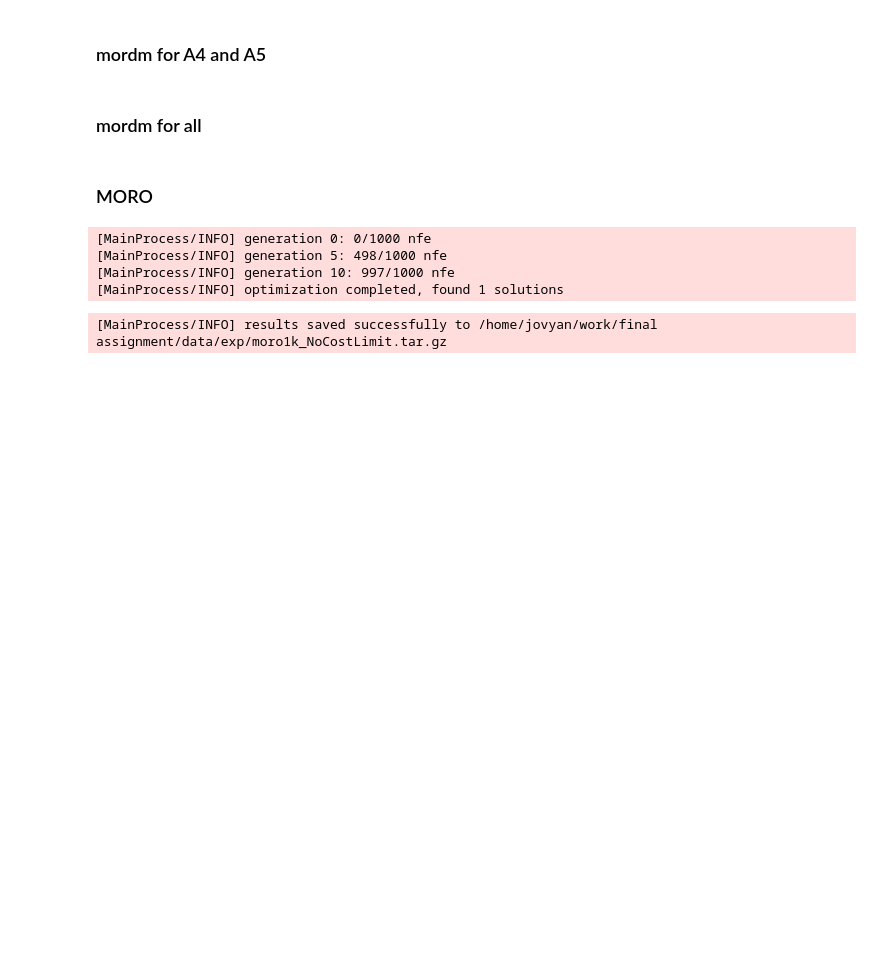
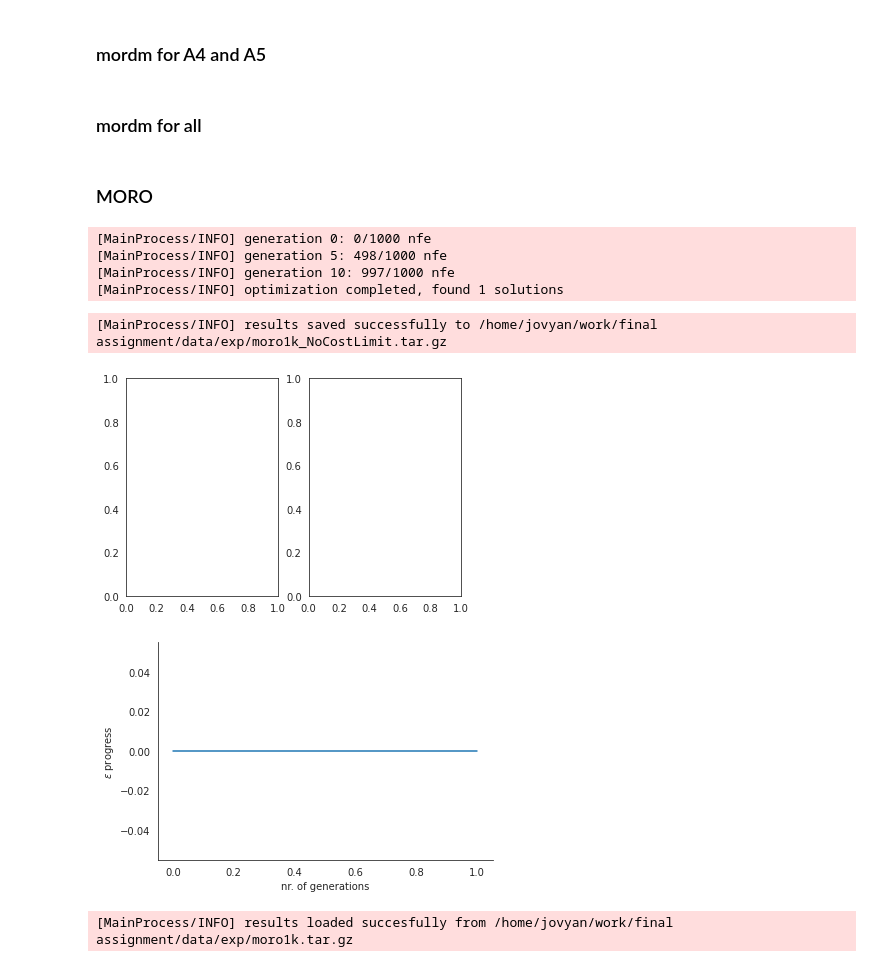
Before and after one commit to triple-capacho/EPA1361, a Jupyter notebook: final assignment/FinalRunNeatOptimization.ipynb, the cells around one changed output. Saved outputs shown, nothing was run; the diff lists cells and outputs as text; code cells hidden in the pictures; blank space fills up the shorter version.

```diff
--- a/final assignment/FinalRunNeatOptimization.ipynb
+++ b/final assignment/FinalRunNeatOptimization.ipynb
@@ -407,3 +381,25 @@ archive, convergence = total
 save_results(total, './data/exp/moro1k_NoCostLimit.tar.gz')
 # %% [output]
 [MainProcess/INFO] results saved successfully to /home/jovyan/work/final assignment/data/exp/moro1k_NoCostLimit.tar.gz
+# %%
+fig, ax1 = plt.subplots(ncols=2, sharex=True)
+fig, ax1 = plt.subplots(ncols=1)
+ax1.plot(convergence.epsilon_progress)
+ax1.set_xlabel('nr. of generations')
+ax1.set_ylabel('$\epsilon$ progress')
+sns.despine()
+# %% [output]
+[figure, added]
+[figure, added]
+# %%
+try:
+    moro_total
+except NameError:
+    moro_total = None
+
+# Test whether variable is defined to be None
+if moro_total is None:
+    moro_total = load_results('./data/exp/moro1k.tar.gz')
+    moro_1k_results, moro_1k_convergence = moro_total
+# %% [output]
+[MainProcess/INFO] results loaded succesfully from /home/jovyan/work/final assignment/data/exp/moro1k.tar.gz
```
Also changed, not shown: parts of 14 cells of this notebook, 3 other files.
